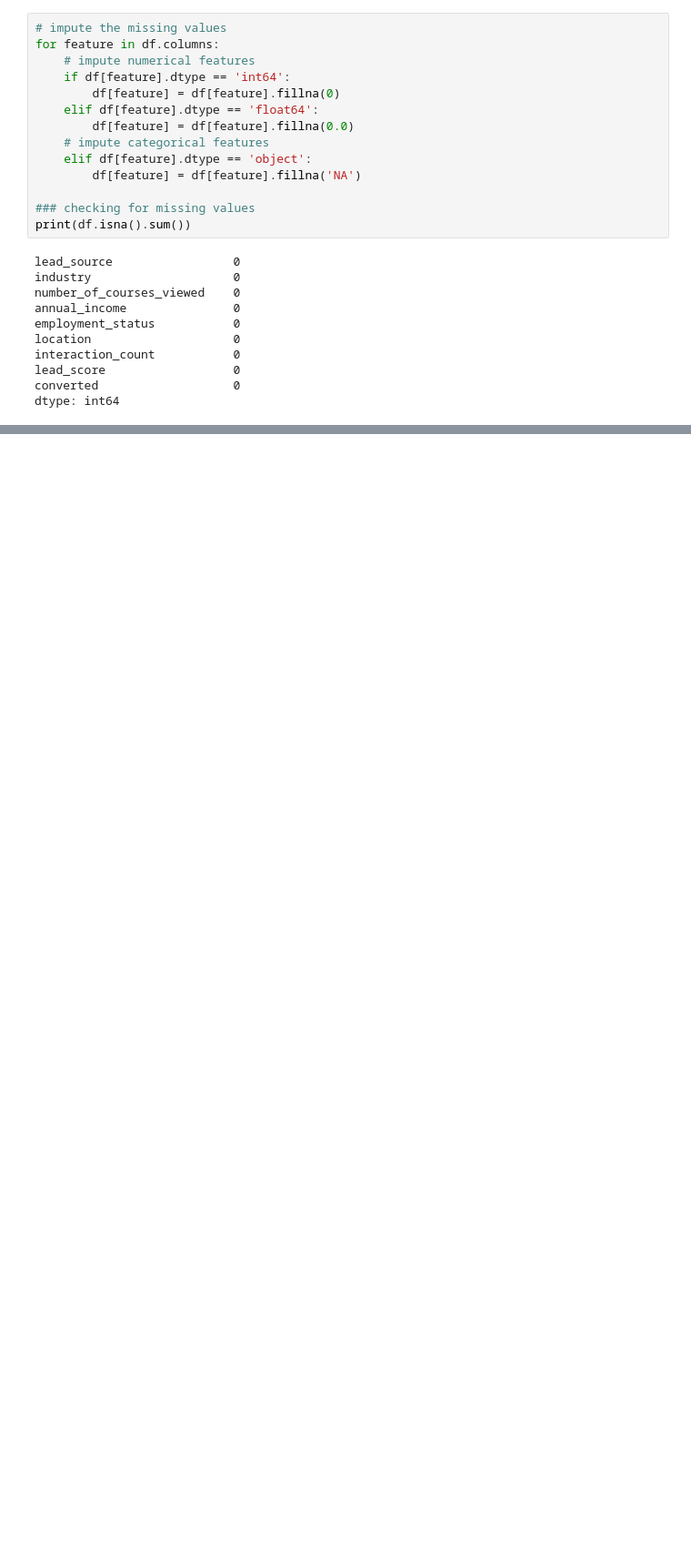
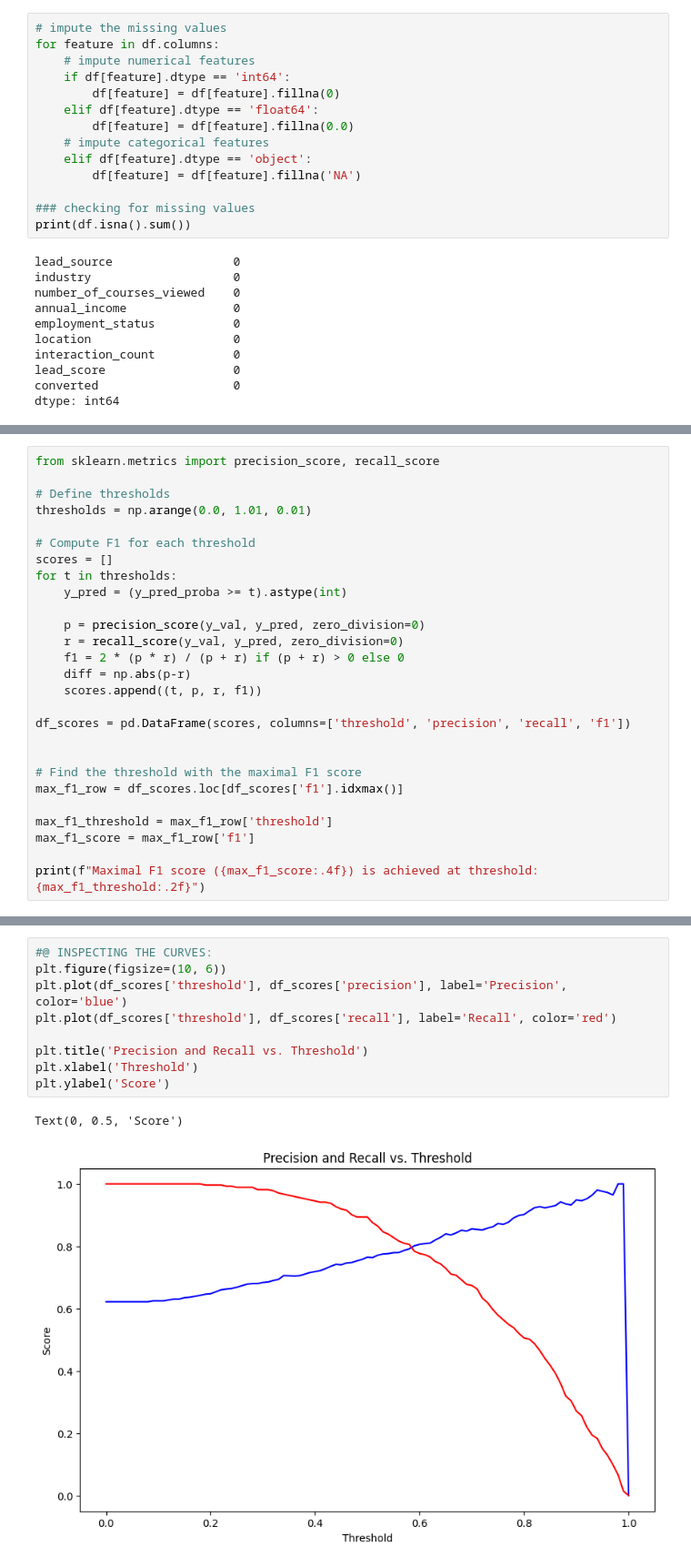
Before and after one commit to raven0205/machine-learning-zoomcamp-2025, a Jupyter notebook: 04-evaluation/Homework4.ipynb, the cells around one changed output, grey strips where cells are left out. Shown: that part at 91% size. Saved outputs shown, nothing was run; the diff lists cells and outputs as text; blank space fills up the shorter version.

```diff
--- a/04-evaluation/Homework4.ipynb
+++ b/04-evaluation/Homework4.ipynb
@@ -226,0 +300,27 @@ X_test, X_val, y_test, y_val = train_test_split(X_temp,y_temp, test_size=0.4, ra
+# %%
+from sklearn.metrics import precision_score, recall_score
+
+# Define thresholds
+thresholds = np.arange(0.0, 1.01, 0.01)
+
+# Compute F1 for each threshold
+scores = []
+for t in thresholds:
+    y_pred = (y_pred_proba >= t).astype(int)
+
+    p = precision_score(y_val, y_pred, zero_division=0)
+    r = recall_score(y_val, y_pred, zero_division=0)
+    f1 = 2 * (p * r) / (p + r) if (p + r) > 0 else 0
+    diff = np.abs(p-r)
+    scores.append((t, p, r, f1))
+
+df_scores = pd.DataFrame(scores, columns=['threshold', 'precision', 'recall', 'f1'])
+
+
+# Find the threshold with the maximal F1 score
+max_f1_row = df_scores.loc[df_scores['f1'].idxmax()]
+
+max_f1_threshold = max_f1_row['threshold']
+max_f1_score = max_f1_row['f1']
+
+print(f"Maximal F1 score ({max_f1_score:.4f}) is achieved at threshold: {max_f1_threshold:.2f}")
@@ -226,0 +329,12 @@ X_test, X_val, y_test, y_val = train_test_split(X_temp,y_temp, test_size=0.4, ra
+# %%
+#@ INSPECTING THE CURVES:
+plt.figure(figsize=(10, 6))
+plt.plot(df_scores['threshold'], df_scores['precision'], label='Precision', color='blue')
+plt.plot(df_scores['threshold'], df_scores['recall'], label='Recall', color='red')
+
+plt.title('Precision and Recall vs. Threshold')
+plt.xlabel('Threshold')
+plt.ylabel('Score')
+# %% [output]
+Text(0, 0.5, 'Score')
+[figure, added]
```
Also changed, not shown: parts of 19 cells of this notebook.
